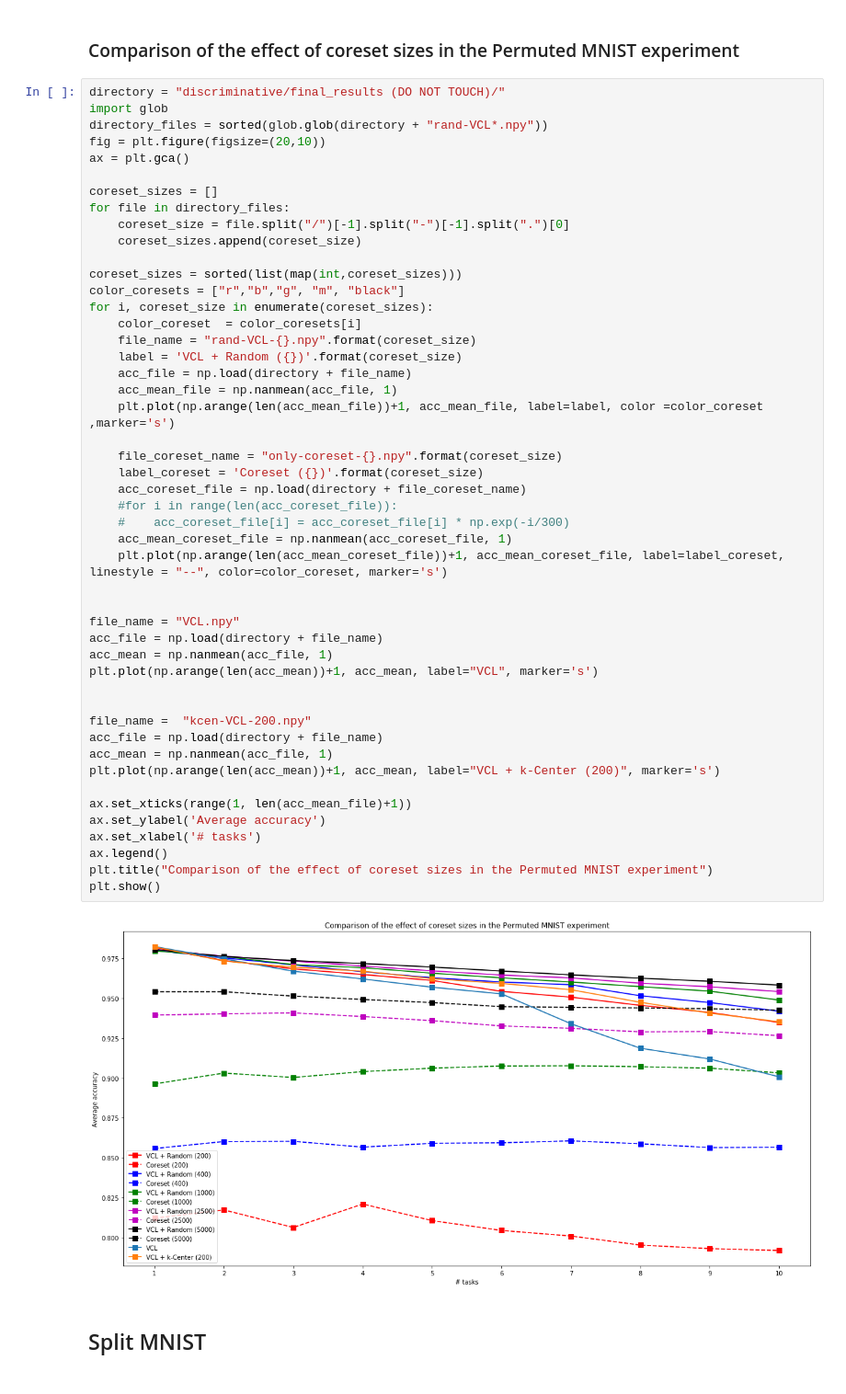
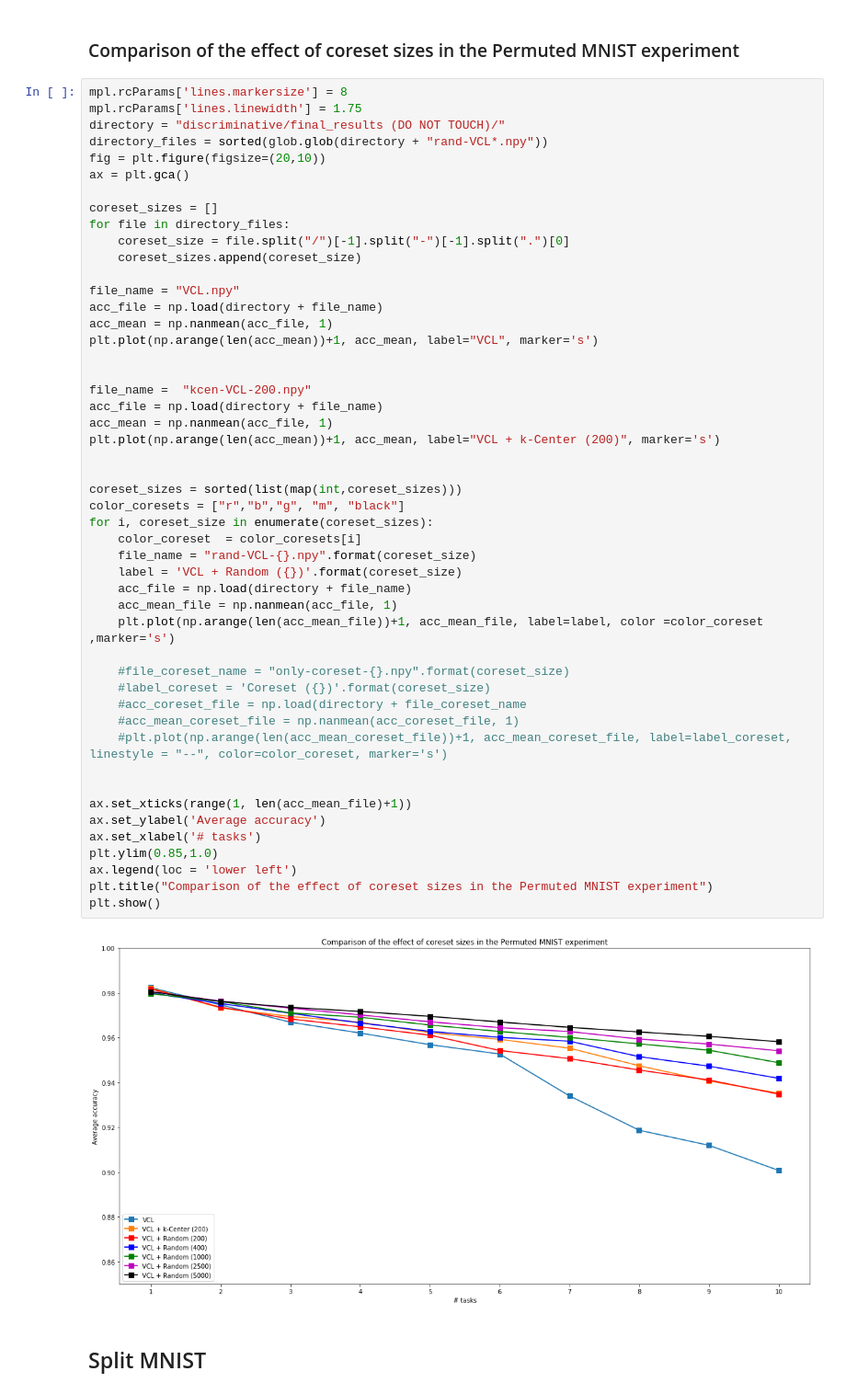
Before and after one commit to guyrom27/VariationalContinualLearning, a Jupyter notebook: Results.ipynb, the cells around one changed output. Shown: that part at 92% size. Cells and saved outputs as stored; diff of their text form.

```diff
--- a/Results.ipynb
+++ b/Results.ipynb
@@ -71,55 +71,56 @@ plt.show()
 # %% [markdown]
 <h3>Comparison of the effect of coreset sizes in the Permuted MNIST experiment</h3>
 # %%
+mpl.rcParams['lines.markersize'] = 8
+mpl.rcParams['lines.linewidth'] = 1.75
 directory = "discriminative/final_results (DO NOT TOUCH)/"
-import glob
 directory_files = sorted(glob.glob(directory + "rand-VCL*.npy"))
 fig = plt.figure(figsize=(20,10))
 ax = plt.gca()
 
 coreset_sizes = []
 for file in directory_files:
     coreset_size = file.split("/")[-1].split("-")[-1].split(".")[0]
     coreset_sizes.append(coreset_size)
-
-coreset_sizes = sorted(list(map(int,coreset_sizes)))
-color_coresets = ["r","b","g", "m", "black"]
-for i, coreset_size in enumerate(coreset_sizes):
-    color_coreset  = color_coresets[i]
-    file_name = "rand-VCL-{}.npy".format(coreset_size)
-    label = 'VCL + Random ({})'.format(coreset_size)
-    acc_file = np.load(directory + file_name)
-    acc_mean_file = np.nanmean(acc_file, 1)
-    plt.plot(np.arange(len(acc_mean_file))+1, acc_mean_file, label=label, color =color_coreset ,marker='s')
-
-    file_coreset_name = "only-coreset-{}.npy".format(coreset_size)
-    label_coreset = 'Coreset ({})'.format(coreset_size)
-    acc_coreset_file = np.load(directory + file_coreset_name)
-    #for i in range(len(acc_coreset_file)):
-    #    acc_coreset_file[i] = acc_coreset_file[i] * np.exp(-i/300)
-    acc_mean_coreset_file = np.nanmean(acc_coreset_file, 1)
-    plt.plot(np.arange(len(acc_mean_coreset_file))+1, acc_mean_coreset_file, label=label_coreset, linestyle = "--", color=color_coreset, marker='s')
-
 
 file_name = "VCL.npy"
 acc_file = np.load(directory + file_name)
 acc_mean = np.nanmean(acc_file, 1)
 plt.plot(np.arange(len(acc_mean))+1, acc_mean, label="VCL", marker='s')
 
 
 file_name =  "kcen-VCL-200.npy"
 acc_file = np.load(directory + file_name)
 acc_mean = np.nanmean(acc_file, 1)
 plt.plot(np.arange(len(acc_mean))+1, acc_mean, label="VCL + k-Center (200)", marker='s')
 
+
+coreset_sizes = sorted(list(map(int,coreset_sizes)))
+color_coresets = ["r","b","g", "m", "black"]
+for i, coreset_size in enumerate(coreset_sizes):
+    color_coreset  = color_coresets[i]
+    file_name = "rand-VCL-{}.npy".format(coreset_size)
+    label = 'VCL + Random ({})'.format(coreset_size)
+    acc_file = np.load(directory + file_name)
+    acc_mean_file = np.nanmean(acc_file, 1)
+    plt.plot(np.arange(len(acc_mean_file))+1, acc_mean_file, label=label, color =color_coreset ,marker='s')
+
+    #file_coreset_name = "only-coreset-{}.npy".format(coreset_size)
+    #label_coreset = 'Coreset ({})'.format(coreset_size)
+    #acc_coreset_file = np.load(directory + file_coreset_name
+    #acc_mean_coreset_file = np.nanmean(acc_coreset_file, 1)
+    #plt.plot(np.arange(len(acc_mean_coreset_file))+1, acc_mean_coreset_file, label=label_coreset, linestyle = "--", color=color_coreset, marker='s')
+
+
 ax.set_xticks(range(1, len(acc_mean_file)+1))
 ax.set_ylabel('Average accuracy')
 ax.set_xlabel('# tasks')
-ax.legend()
+plt.ylim(0.85,1.0)
+ax.legend(loc = 'lower left')
 plt.title("Comparison of the effect of coreset sizes in the Permuted MNIST experiment")
 plt.show()
 # %% [output]
-[figure, old version]
+[figure, new version]
 # %% [markdown]
 <h2>Split MNIST</h2>
 # %%
```
Also changed, not shown: parts of 7 cells of this notebook.
